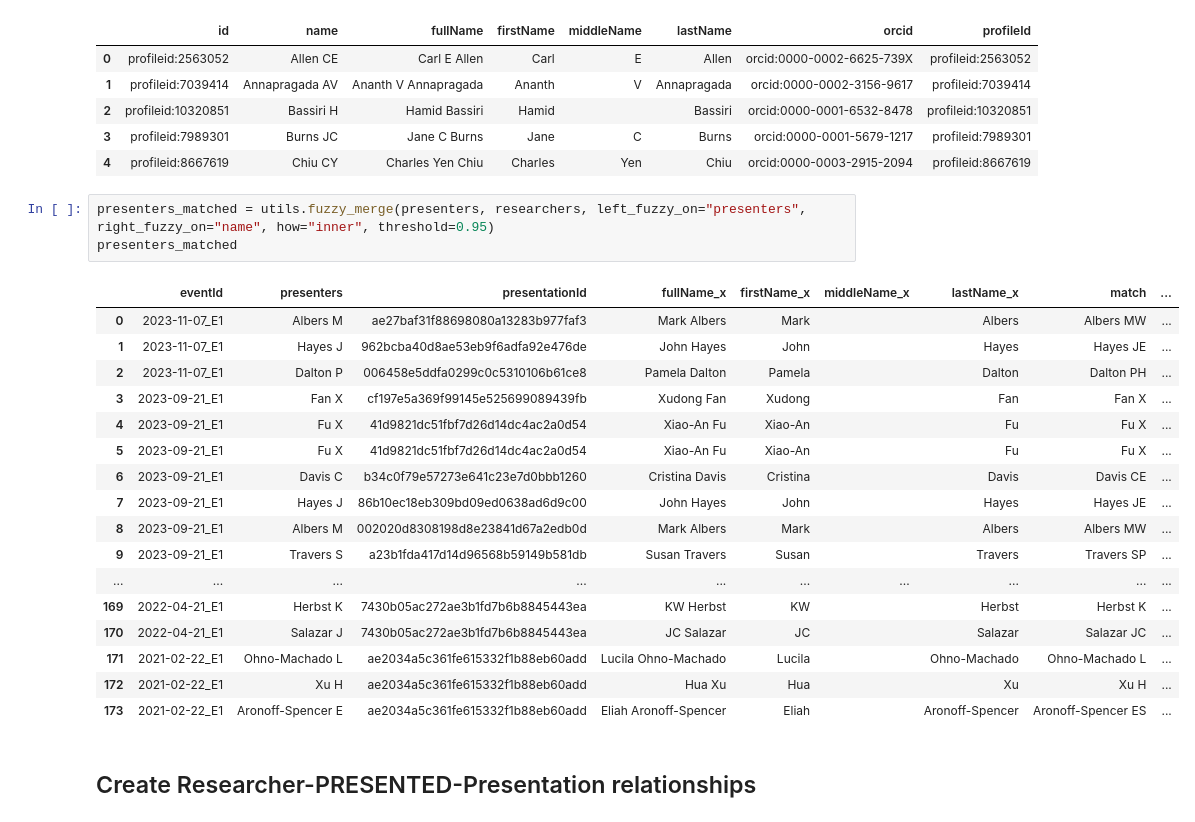
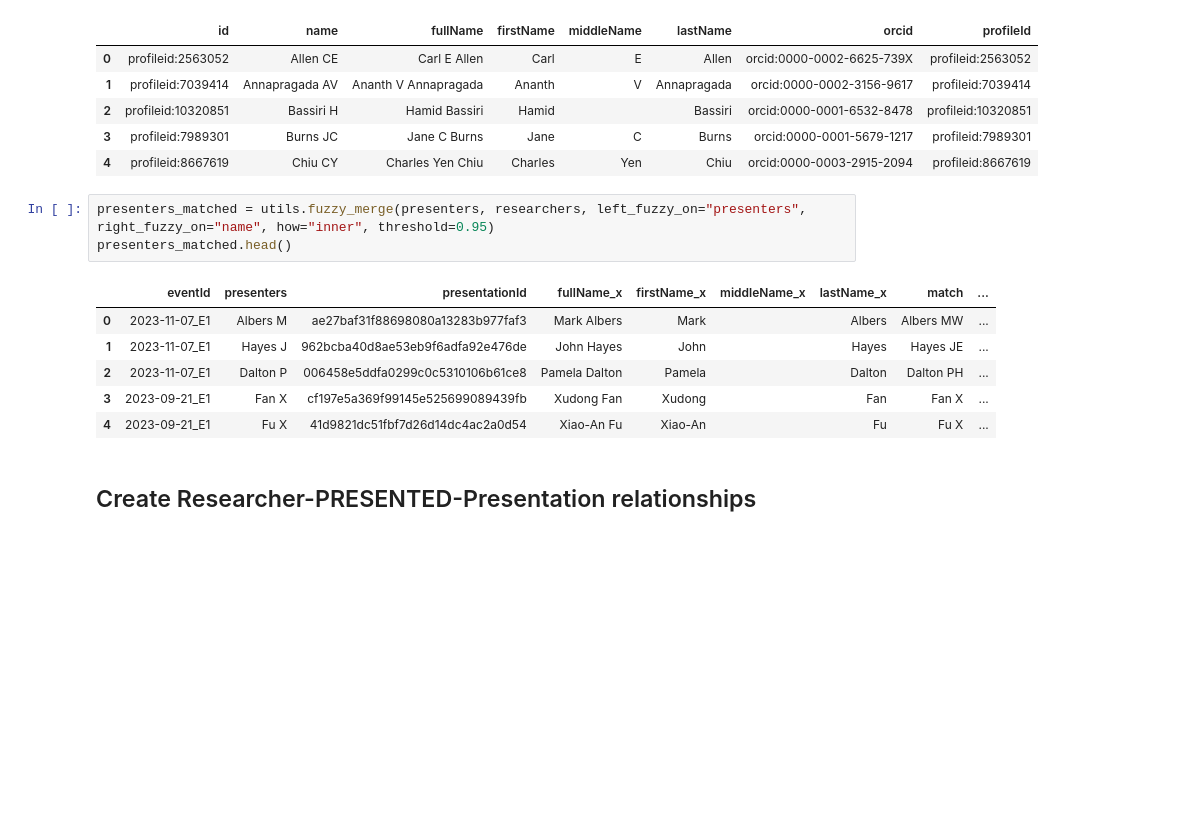
Before and after one commit to radxrad/radx-kg, a Jupyter notebook: notebooks/8_get_event_info.ipynb, the cells around one changed output. Saved outputs shown, nothing was run; the diff lists cells and outputs as text; blank space fills up the shorter version.

```diff
--- a/notebooks/8_get_event_info.ipynb
+++ b/notebooks/8_get_event_info.ipynb
@@ -105,25 +83,14 @@ researchers.head()
 | 4 | profileid:8667619 | Chiu CY | Charles Yen Chiu | Charles | Yen | Chiu | orcid:0000-0003-2915-2094 | profileid:8667619 |
 # %%
 presenters_matched = utils.fuzzy_merge(presenters, researchers, left_fuzzy_on="presenters", right_fuzzy_on="name", how="inner", threshold=0.95)
-presenters_matched
+presenters_matched.head()
 # %% [output]
 |  | eventId | presenters | presentationId | fullName_x | firstName_x | middleName_x | lastName_x | match | ... |
 | 0 | 2023-11-07_E1 | Albers M | ae27baf31f88698080a13283b977faf3 | Mark Albers | Mark |  | Albers | Albers MW | ... |
 | 1 | 2023-11-07_E1 | Hayes J | 962bcba40d8ae53eb9f6adfa92e476de | John Hayes | John |  | Hayes | Hayes JE | ... |
 | 2 | 2023-11-07_E1 | Dalton P | 006458e5ddfa0299c0c5310106b61ce8 | Pamela Dalton | Pamela |  | Dalton | Dalton PH | ... |
 | 3 | 2023-09-21_E1 | Fan X | cf197e5a369f99145e525699089439fb | Xudong Fan | Xudong |  | Fan | Fan X | ... |
 | 4 | 2023-09-21_E1 | Fu X | 41d9821dc51fbf7d26d14dc4ac2a0d54 | Xiao-An Fu | Xiao-An |  | Fu | Fu X | ... |
-| 5 | 2023-09-21_E1 | Fu X | 41d9821dc51fbf7d26d14dc4ac2a0d54 | Xiao-An Fu | Xiao-An |  | Fu | Fu X | ... |
-| 6 | 2023-09-21_E1 | Davis C | b34c0f79e57273e641c23e7d0bbb1260 | Cristina Davis | Cristina |  | Davis | Davis CE | ... |
-| 7 | 2023-09-21_E1 | Hayes J | 86b10ec18eb309bd09ed0638ad6d9c00 | John Hayes | John |  | Hayes | Hayes JE | ... |
-| 8 | 2023-09-21_E1 | Albers M | 002020d8308198d8e23841d67a2edb0d | Mark Albers | Mark |  | Albers | Albers MW | ... |
-| 9 | 2023-09-21_E1 | Travers S | a23b1fda417d14d96568b59149b581db | Susan Travers | Susan |  | Travers | Travers SP | ... |
-| ... | ... | ... | ... | ... | ... | ... | ... | ... | ... |
-| 169 | 2022-04-21_E1 | Herbst K | 7430b05ac272ae3b1fd7b6b8845443ea | KW Herbst | KW |  | Herbst | Herbst K | ... |
-| 170 | 2022-04-21_E1 | Salazar J | 7430b05ac272ae3b1fd7b6b8845443ea | JC Salazar | JC |  | Salazar | Salazar JC | ... |
-| 171 | 2021-02-22_E1 | Ohno-Machado L | ae2034a5c361fe615332f1b88eb60add | Lucila Ohno-Machado | Lucila |  | Ohno-Machado | Ohno-Machado L | ... |
-| 172 | 2021-02-22_E1 | Xu H | ae2034a5c361fe615332f1b88eb60add | Hua Xu | Hua |  | Xu | Xu H | ... |
-| 173 | 2021-02-22_E1 | Aronoff-Spencer E | ae2034a5c361fe615332f1b88eb60add | Eliah Aronoff-Spencer | Eliah |  | Aronoff-Spencer | Aronoff-Spencer ES | ... |
 # %% [markdown]
 ## Create Researcher-PRESENTED-Presentation relationships
 # %%
```
Also changed, not shown: parts of 5 cells of this notebook, 25 other files.
